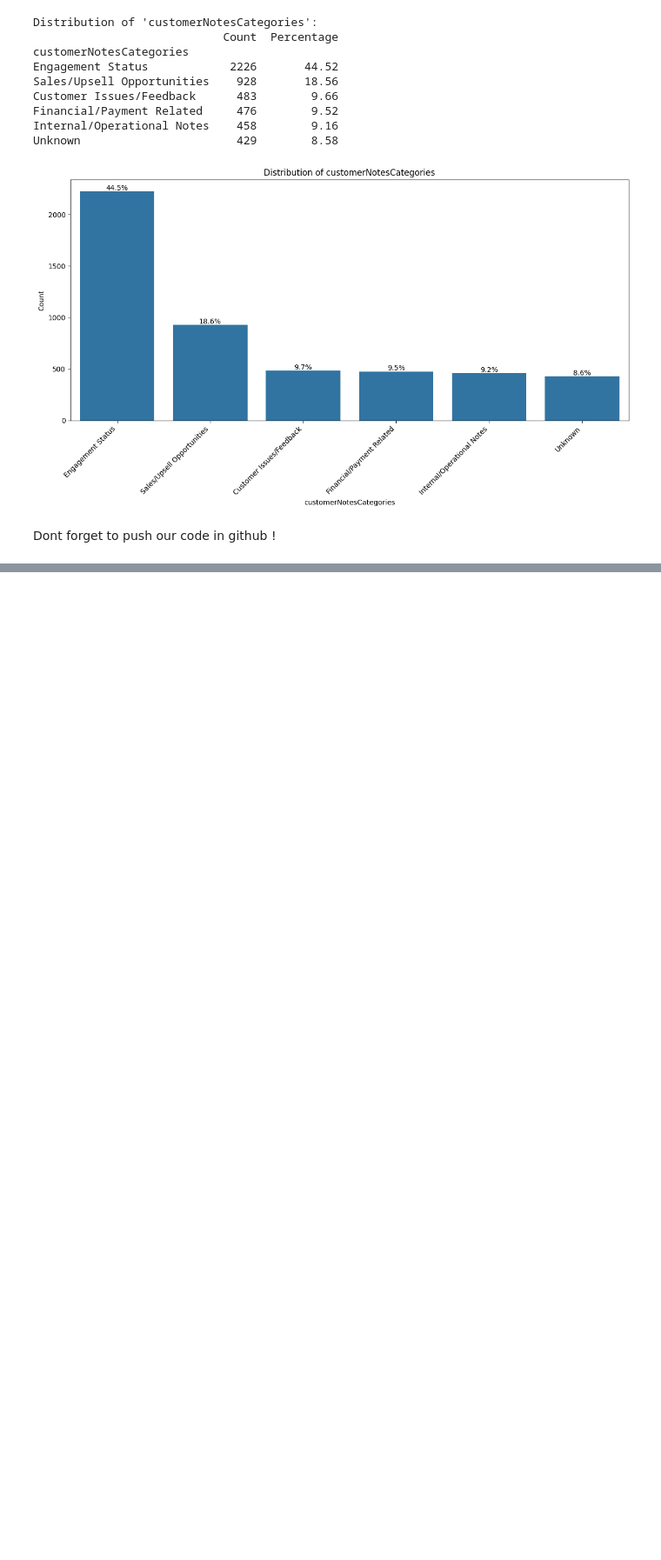
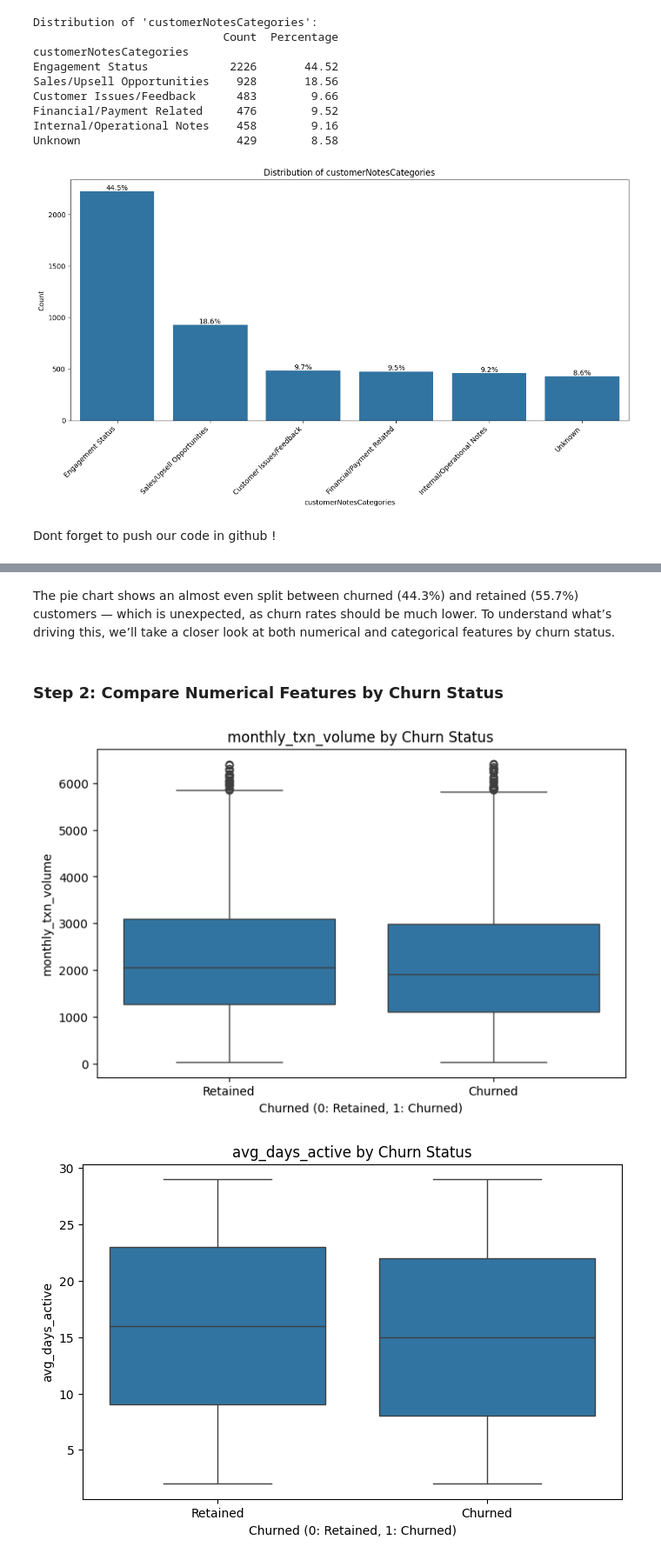
Before and after one commit to marina237/novaEdge, a Jupyter notebook: novaEdge.ipynb, the cells around one changed output, grey strips where cells are left out. Shown at 87% size. Saved outputs shown, nothing was run; the diff lists cells and outputs as text; code cells hidden in the pictures; blank space fills up the shorter version.

```diff
--- a/novaEdge.ipynb
+++ b/novaEdge.ipynb
@@ -430,0 +448,18 @@ Branch 'master' set up to track remote branch 'master' from 'origin'.
+# %% [markdown]
+The pie chart shows an almost even split between churned (44.3%) and retained (55.7%) customers — which is unexpected, as churn rates should be much lower. To understand what’s driving this, we’ll take a closer look at both numerical and categorical features by churn status.
+# %% [markdown]
+### Step 2: Compare Numerical Features by Churn Status
+# %%
+numerical_cols = ['monthly_txn_volume', 'avg_days_active', 'num_services_used', 'complaints_last_3mo']
+
+for col in numerical_cols:
+    plt.figure(figsize=(8, 5))
+    sns.boxplot(data=df, x='churned', y=col)
+    plt.title(f'{col} by Churn Status')
+    plt.xlabel('Churned (0: Retained, 1: Churned)')
+    plt.ylabel(col)
+    plt.xticks([0, 1], ['Retained', 'Churned'])
+    plt.show()
+# %% [output]
+[figure, added]
+[figure, added]
```
Also changed, not shown: parts of 12 cells of this notebook.
